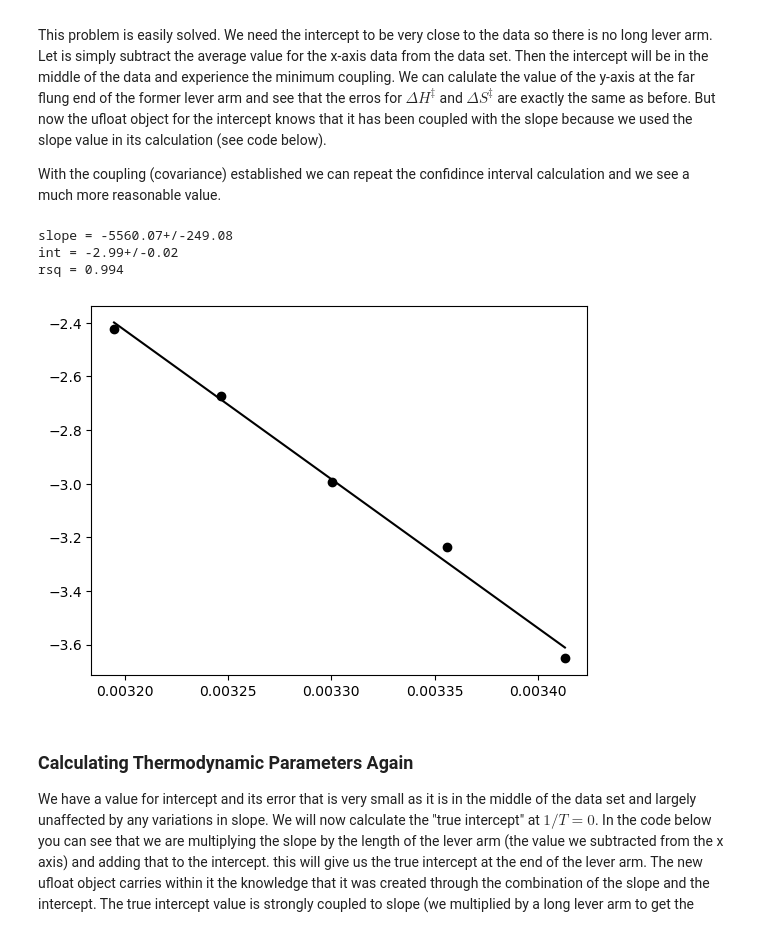
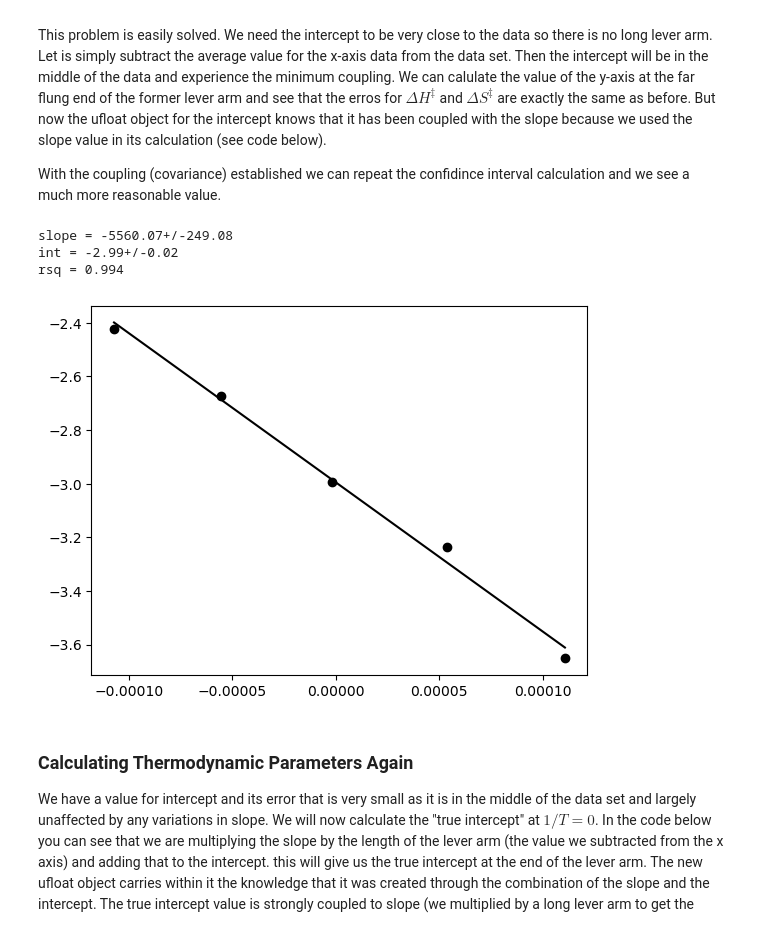
Before and after one commit to blinkletter/StealThisCode, a Jupyter notebook: 5_Erying/5A-Eyring_Exercises_1_simple.ipynb, the cells around one changed output. Saved outputs shown, nothing was run; the diff lists cells and outputs as text; code cells hidden in the pictures.

```diff
--- a/5_Erying/5A-Eyring_Exercises_1_simple.ipynb
+++ b/5_Erying/5A-Eyring_Exercises_1_simple.ipynb
@@ -155,33 +155,33 @@ With the coupling (covariance) established we can repeat the confidince interval
 # %%
 ### Remove Lever Arm
 x_ave = np.average(x)      # average 1/T value
 x_nolever = x - x_ave      # subtract average 1/T from 1/T values
 
 fit = scipy.stats.linregress(x_nolever,y)
 
 ### REPORT
 ### Assign compnents of the fit result to variables
 slope = fit.slope
 slope_stderr = fit.stderr
 intercept = fit.intercept
 int_stderr = fit.intercept_stderr
 rsq = fit.rvalue ** 2
 
 ### print a report using the variables
 print(f"slope = {slope:0.2f}+/-{slope_stderr:0.2f}")  # Use "f-string" to print variables
 print(f"int = {intercept:0.2f}+/-{int_stderr:0.2f}")
 print(f"rsq = {rsq:0.3f}")
 best_fit_y = slope * x_nolever + intercept                    # calculate y-values using best fit parameters
 
 ### Plot data and line-fit
-plt.plot(x,y,"ko")                               # plot data with black circle
-plt.plot(x,best_fit_y,"k-")                      # plot fit line with black line
+plt.plot(x_nolever,y,"ko")                               # plot data with black circle
+plt.plot(x_nolever,best_fit_y,"k-")                      # plot fit line with black line
 plt.show()                                       # show plot (and clear)
 # %% [output]
 slope = -5560.07+/-249.08
 int = -2.99+/-0.02
 rsq = 0.994
-[figure, old version]
+[figure, new version]
 # %% [markdown]
 ### Calculating Thermodynamic Parameters Again
 
```
Also changed, not shown: 34 other files.
